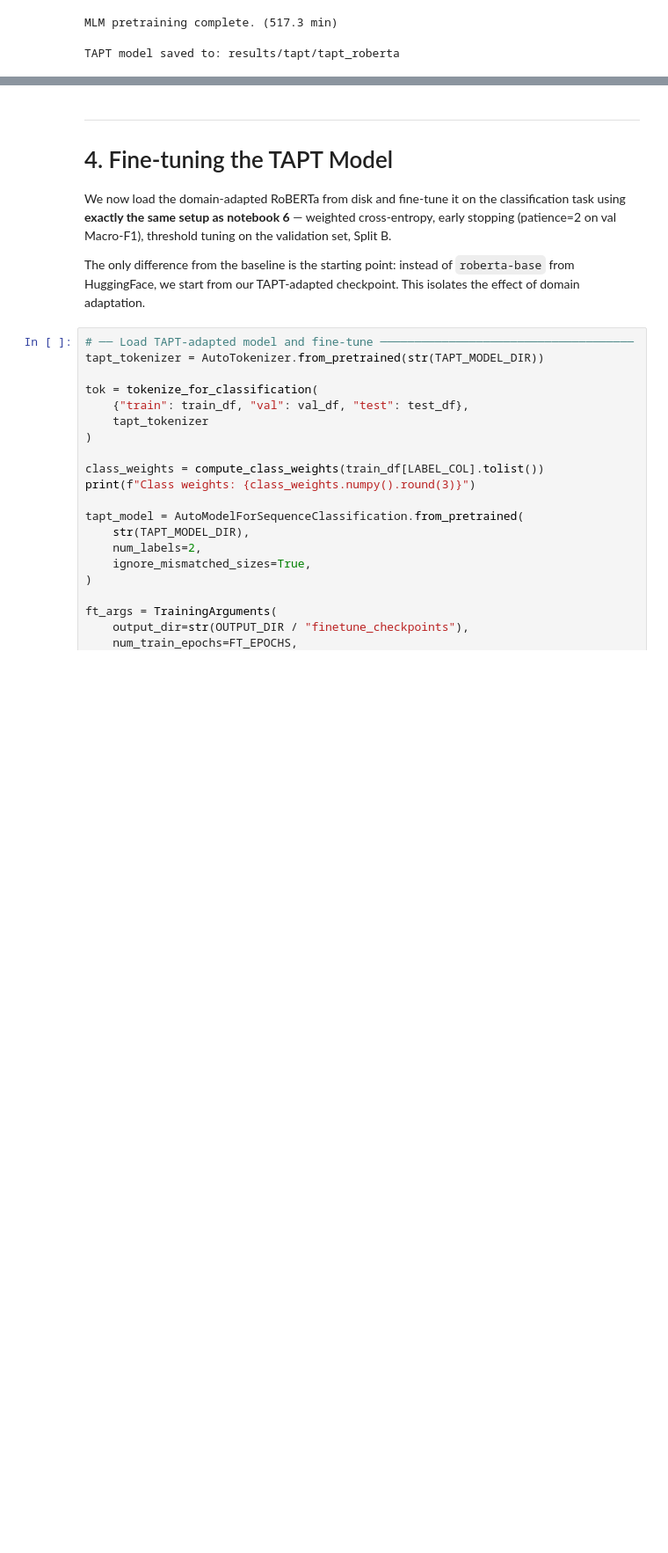
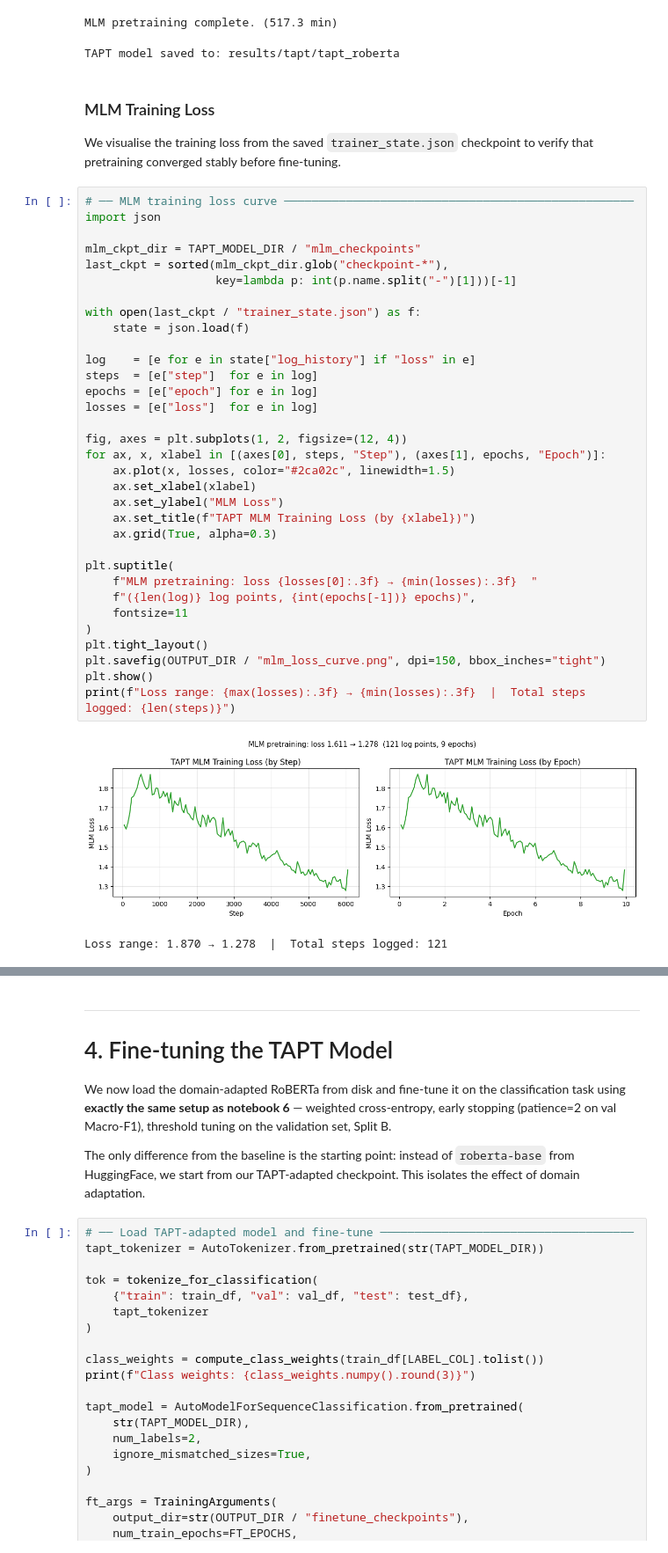
Before and after one commit to gjoliveira/AcnEmpathize, a Jupyter notebook: 7_tapt.ipynb, the cells around one changed output, grey strips where cells are left out. Shown at 88% size. Cells and saved outputs as stored; diff of their text form; blank space fills up the shorter version.

```diff
--- a/7_tapt.ipynb
+++ b/7_tapt.ipynb
@@ -410,3 +410,43 @@ Corpus: 9735 posts | Epochs: 10 | LR: 0.0001
 | 6050 | 1.382574 |
 MLM pretraining complete. (517.3 min)
 TAPT model saved to: results/tapt/tapt_roberta
+# %% [markdown]
+### MLM Training Loss
+
+We visualise the training loss from the saved `trainer_state.json` checkpoint to verify that pretraining converged stably before fine-tuning.
+# %%
+# ── MLM training loss curve ───────────────────────────────────────────────────
+import json
+
+mlm_ckpt_dir = TAPT_MODEL_DIR / "mlm_checkpoints"
+last_ckpt = sorted(mlm_ckpt_dir.glob("checkpoint-*"),
+                   key=lambda p: int(p.name.split("-")[1]))[-1]
+
+with open(last_ckpt / "trainer_state.json") as f:
+    state = json.load(f)
+
+log    = [e for e in state["log_history"] if "loss" in e]
+steps  = [e["step"]  for e in log]
+epochs = [e["epoch"] for e in log]
+losses = [e["loss"]  for e in log]
+
+fig, axes = plt.subplots(1, 2, figsize=(12, 4))
+for ax, x, xlabel in [(axes[0], steps, "Step"), (axes[1], epochs, "Epoch")]:
+    ax.plot(x, losses, color="#2ca02c", linewidth=1.5)
+    ax.set_xlabel(xlabel)
+    ax.set_ylabel("MLM Loss")
+    ax.set_title(f"TAPT MLM Training Loss (by {xlabel})")
+    ax.grid(True, alpha=0.3)
+
+plt.suptitle(
+    f"MLM pretraining: loss {losses[0]:.3f} → {min(losses):.3f}  "
+    f"({len(log)} log points, {int(epochs[-1])} epochs)",
+    fontsize=11
+)
+plt.tight_layout()
+plt.savefig(OUTPUT_DIR / "mlm_loss_curve.png", dpi=150, bbox_inches="tight")
+plt.show()
+print(f"Loss range: {max(losses):.3f} → {min(losses):.3f}  |  Total steps logged: {len(steps)}")
+# %% [output]
+[figure, added]
+Loss range: 1.870 → 1.278  |  Total steps logged: 121
```
Also changed, not shown: parts of 6 cells of this notebook, 5 other files.
